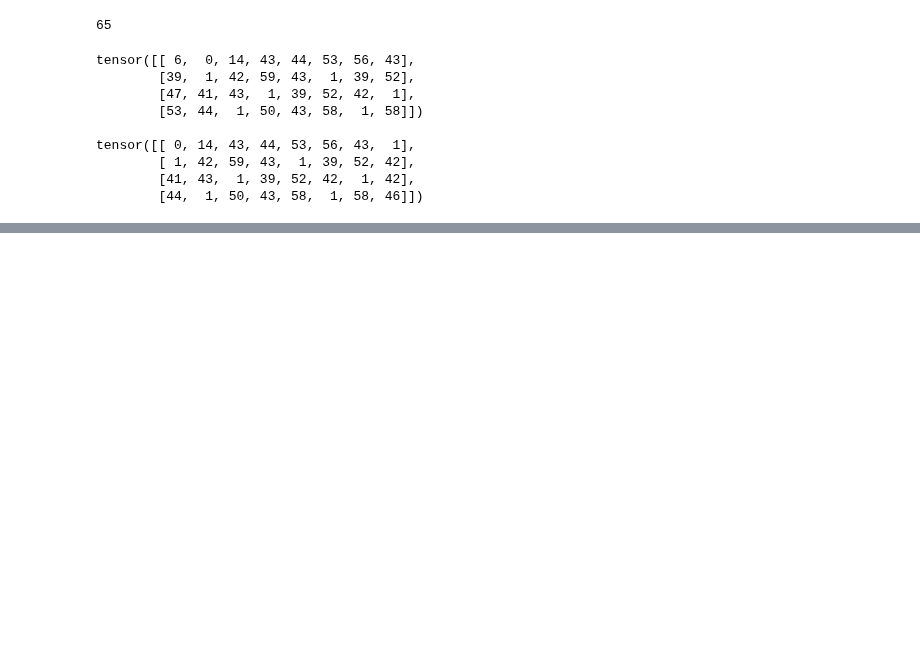
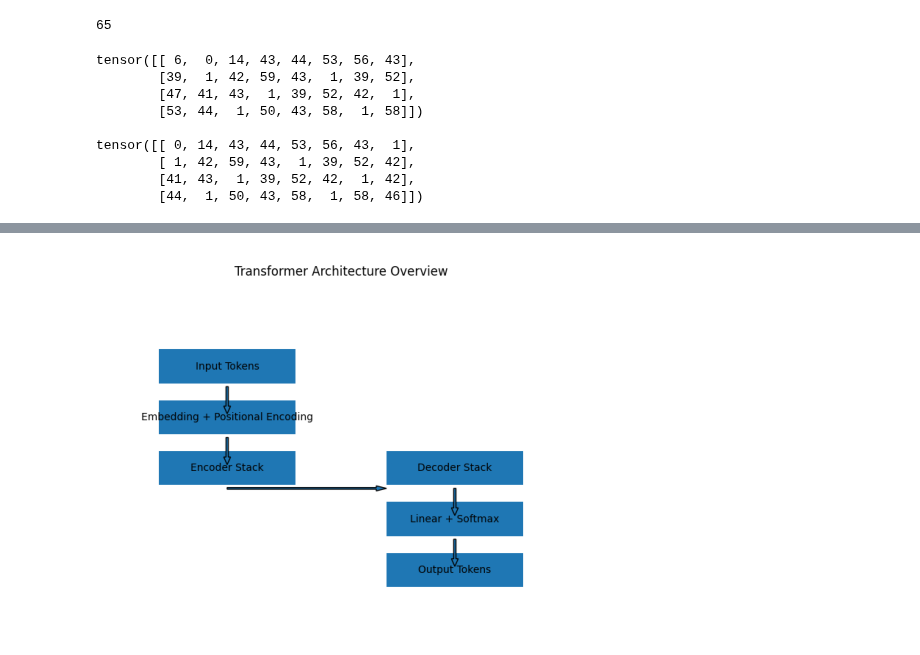
Before and after one commit to Darshanshresthaa/Transformer-From-Scratch, a Jupyter notebook: Untitled.ipynb, the cells around one changed output, grey strips where cells are left out. Saved outputs shown, nothing was run; the diff lists cells and outputs as text; code cells hidden in the pictures; blank space fills up the shorter version.

```diff
--- a/Untitled.ipynb
+++ b/Untitled.ipynb
@@ -431,0 +805,14 @@ tensor(4.5461, grad_fn=<NllLossBackward0>)
+# %%
+import os
+import matplotlib.pyplot as plt
+import matplotlib.image as mpimg
+
+path = os.path.expanduser("~/Deep Learning/Transfere Learning/transformer_architecture_images/transformer_overview.png")
+
+img = mpimg.imread(path)
+
+plt.imshow(img)
+plt.axis('off')
+plt.show()
+# %% [output]
+[figure, added]
```
Also changed, not shown: parts of 39 cells of this notebook, 2 other files.
